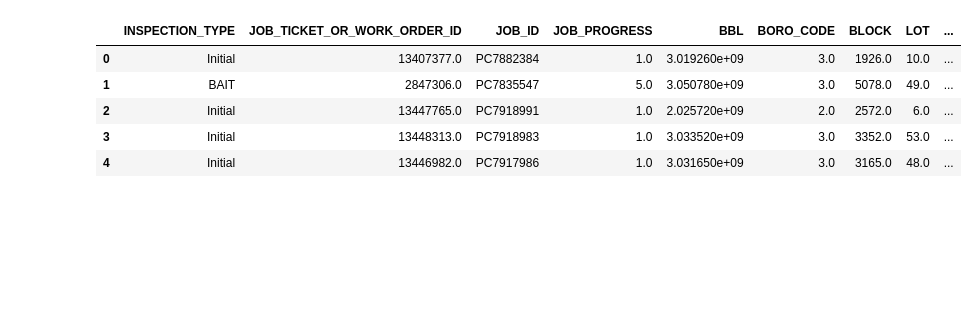
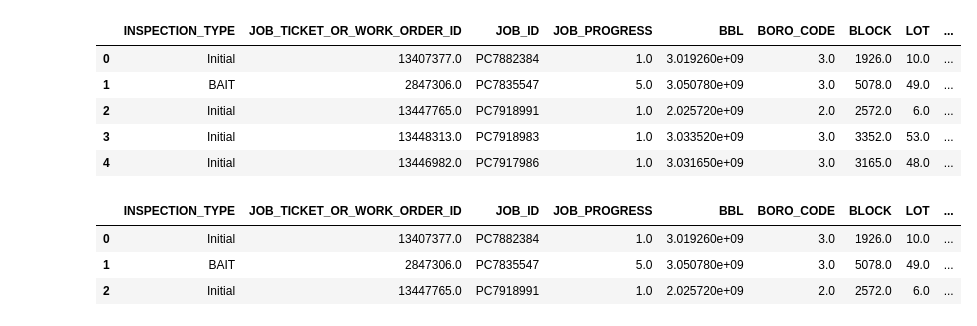
Before and after one commit to TZstatsADS/fall2022-project2-group8, a Jupyter notebook: doc/Woon_EDA.ipynb, the cells around one changed output. Saved outputs shown, nothing was run; the diff lists cells and outputs as text; code cells hidden in the pictures; blank space fills up the shorter version.

```diff
--- a/doc/Woon_EDA.ipynb
+++ b/doc/Woon_EDA.ipynb
@@ -44,3 +59,12 @@ df = df[df['year'] >= 2020]
 | 4 | Initial | 13446982.0 | PC7917986 | 1.0 | 3.031650e+09 | 3.0 | 3165.0 | 48.0 | ... |
 # %%
 df.to_csv('..\output\processed_data.csv')
+# %%
+df = pd.read_csv('../output/processed_data.csv')
+df = df.drop(columns=['Unnamed: 0'])
+df.head(3)
+# %% [output]
+|  | INSPECTION_TYPE | JOB_TICKET_OR_WORK_ORDER_ID | JOB_ID | JOB_PROGRESS | BBL | BORO_CODE | BLOCK | LOT | ... |
+| 0 | Initial | 13407377.0 | PC7882384 | 1.0 | 3.019260e+09 | 3.0 | 1926.0 | 10.0 | ... |
+| 1 | BAIT | 2847306.0 | PC7835547 | 5.0 | 3.050780e+09 | 3.0 | 5078.0 | 49.0 | ... |
+| 2 | Initial | 13447765.0 | PC7918991 | 1.0 | 2.025720e+09 | 2.0 | 2572.0 | 6.0 | ... |
```
Also changed, not shown: parts of 5 cells of this notebook, 1 other file.
